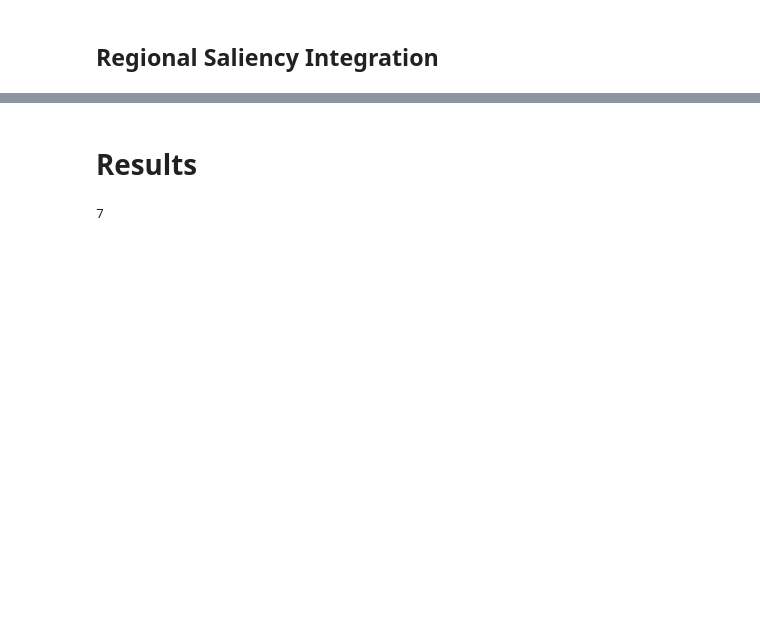
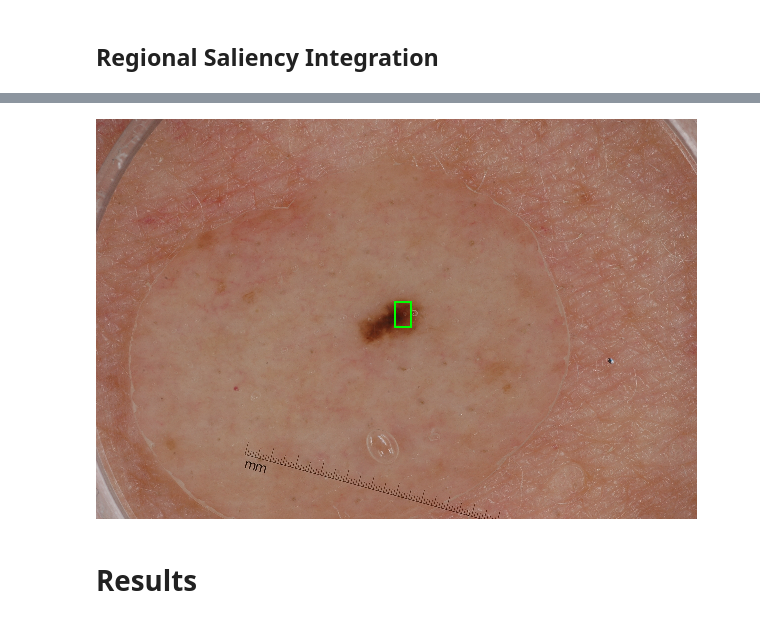
Before and after one commit to LaitNoisette/ISEP-Skin-Lesion-Classification, a Jupyter notebook: Saliency_Map.ipynb, the cells around one changed output, grey strips where cells are left out. Cells and saved outputs as stored; diff of their text form; code cells hidden in the pictures; blank space fills up the shorter version.

```diff
--- a/Saliency_Map.ipynb
+++ b/Saliency_Map.ipynb
@@ -328,6 +558,8 @@ imTestGTS=sGC+sILoG
+# %%
+x,y,w,h = cv2.boundingRect(saliencyMap.contourChoose)
+picCopy = cv2.rectangle(saliencyMap.im,(x,y),(x+w,y+h),(0,255,0),10)
+imShowScale(picCopy,5)
+# %% [output]
+[figure, added]
 # %% [markdown]
 # Results
-# %%
-sFS=regionalSaliencyIntegration(imTestCieLab,np.uint8(imTestGTS))
-# %% [output]
-7
```
Also changed, not shown: parts of 36 cells of this notebook.
